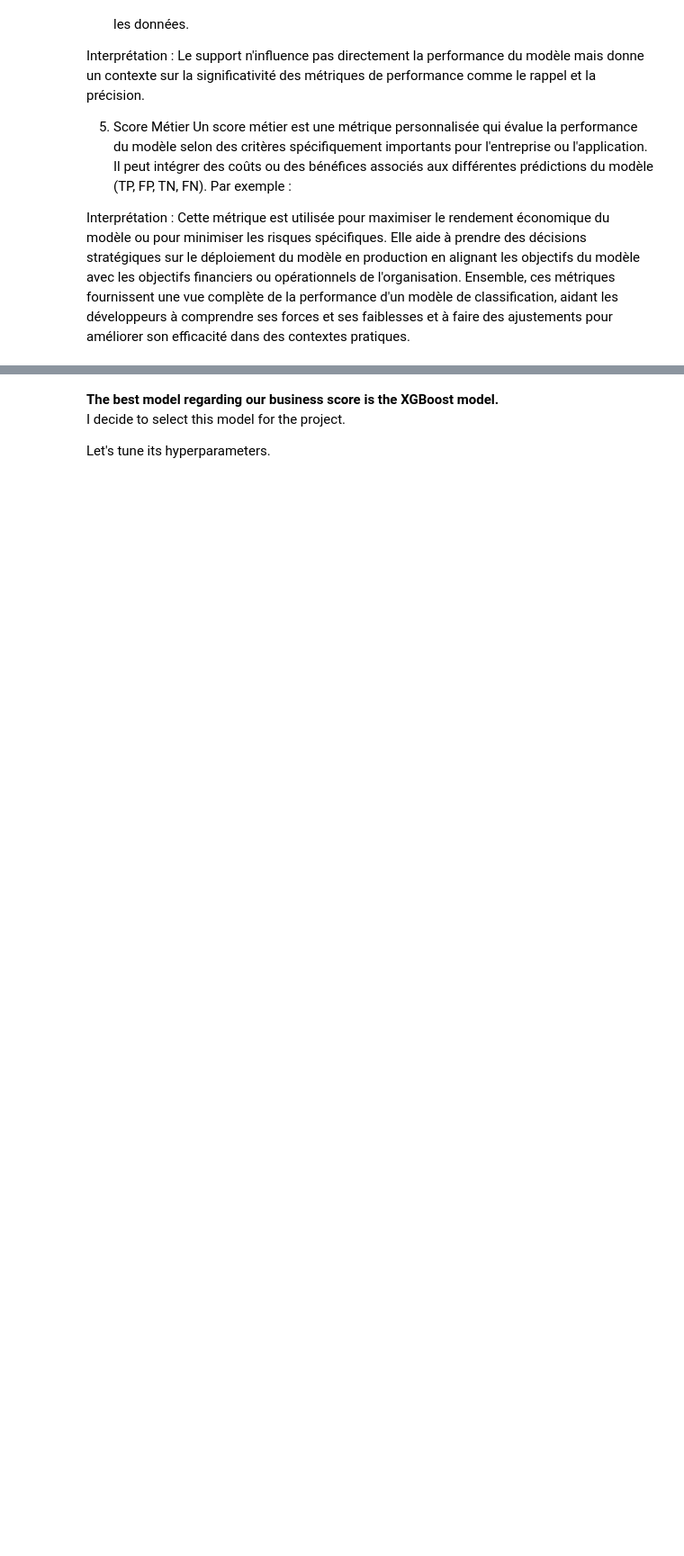
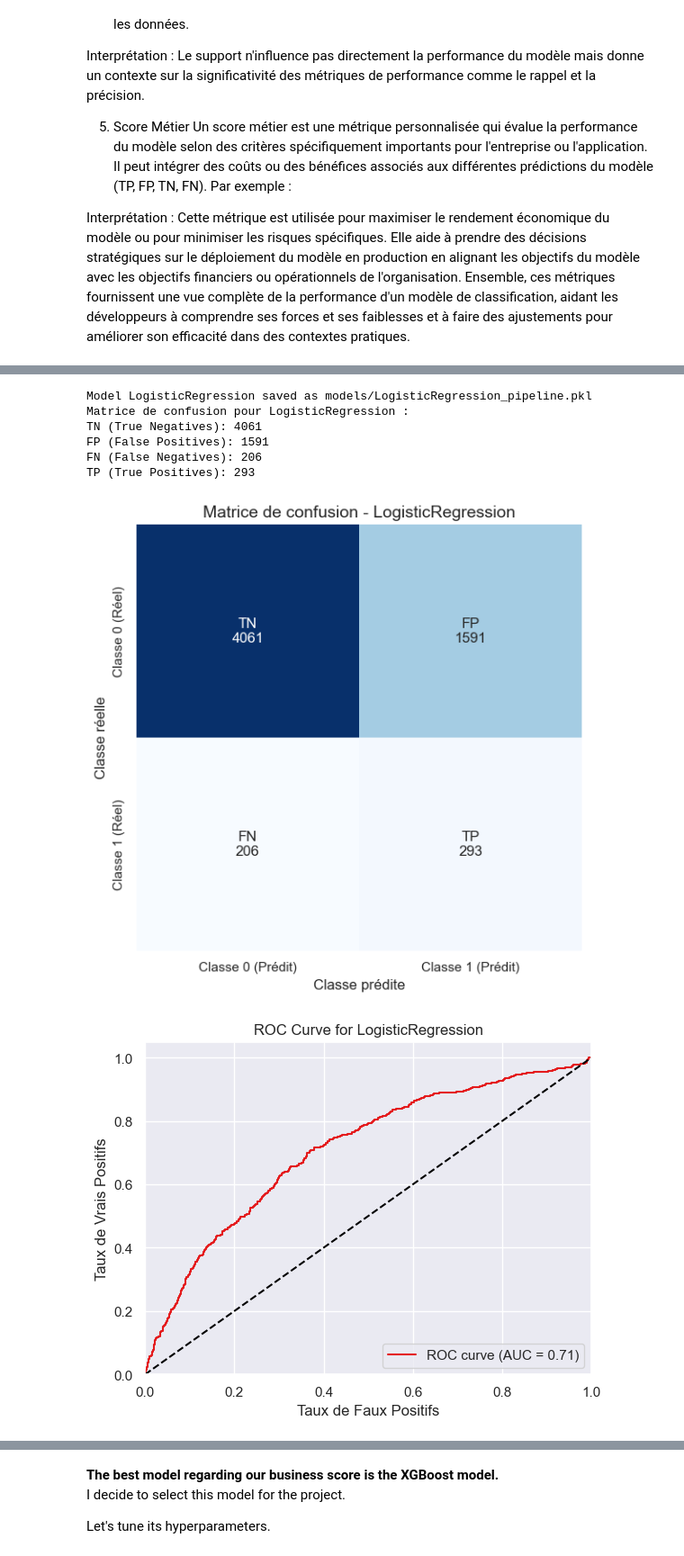
Before and after one commit to githublaure/oc_projet_7, a Jupyter notebook: notebooks/3-modelling.ipynb, the cells around one changed output, grey strips where cells are left out. Shown at 90% size. Drawn from its saved outputs; the diff is of its cells as text; code cells hidden in the pictures; blank space fills up the shorter version.

```diff
--- a/notebooks/3-modelling.ipynb
+++ b/notebooks/3-modelling.ipynb
@@ -527,0 +1012,6 @@ def compute_classification_results(model, model_name, x_test, y_test, beta=2):
+# %%
+# Logistic Regression
+logistic_model = LogisticRegression(solver='liblinear', random_state=42)
+logistic_name = 'LogisticRegression'
+logistic_auc, logistic_accuracy, logistic_fbeta, logistic_report, logistic_duration = train_and_log_model(logistic_model, logistic_name, data)
+# %% [output]
@@ -527,0 +1019,8 @@ def compute_classification_results(model, model_name, x_test, y_test, beta=2):
+Model LogisticRegression saved as models/LogisticRegression_pipeline.pkl
+Matrice de confusion pour LogisticRegression :
+TN (True Negatives): 4061
+FP (False Positives): 1591
+FN (False Negatives): 206
+TP (True Positives): 293
+[figure, added]
+[figure, added]
```
Also changed, not shown: parts of 176 cells of this notebook, 1 other file.
